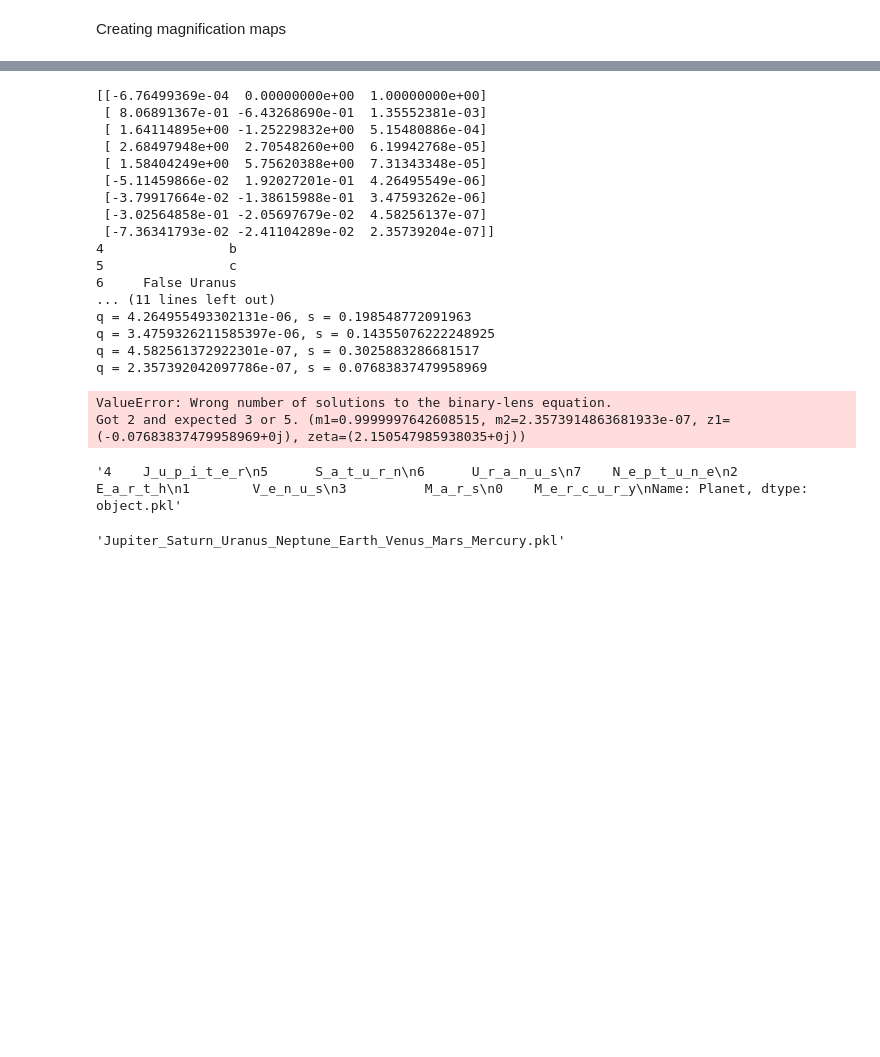
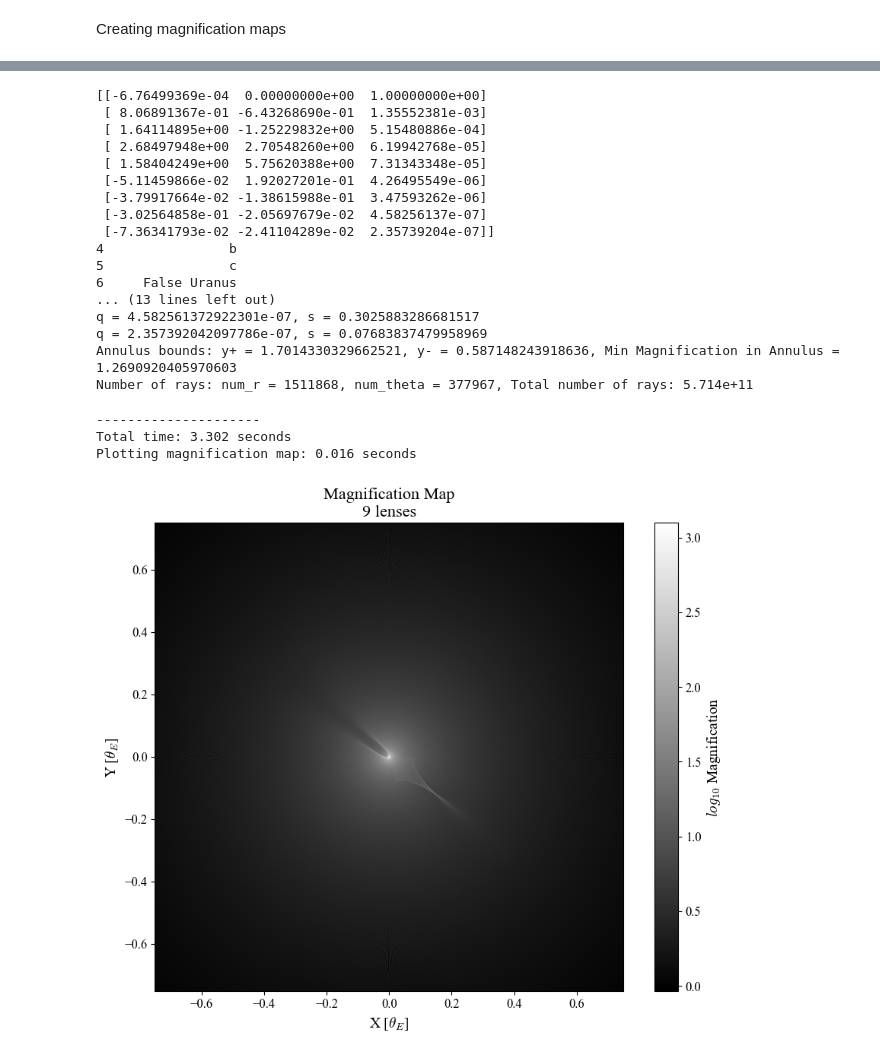
Before and after one commit to saividyud/NBLens, a Jupyter notebook: Unity Analysis/Part 6/OGLE-2006-BLG-109LAttributeGenerator.ipynb, the cells around one changed output, grey strips where cells are left out. Saved outputs shown, nothing was run; the diff lists cells and outputs as text; code cells hidden in the pictures; blank space fills up the shorter version.

```diff
--- a/Unity Analysis/Part 6/OGLE-2006-BLG-109LAttributeGenerator.ipynb
+++ b/Unity Analysis/Part 6/OGLE-2006-BLG-109LAttributeGenerator.ipynb
@@ -322,7 +325,7 @@ current_planets = planet_attributes['Planet'].iloc[0:i+1]
 print(current_planets)
 
 pixels, ang_width, (qs, ss), cusp_points, (max_source_radius, min_source_radius) = IRSF.IRSFunctions._ang_width_calculator(current_lens_att, final_multiplier=1, pixels_in_small_source=20, cm_offset='auto')
-ang_width = 3
+ang_width = 1.5
 print(f'Pixels = {pixels}, Angular Width = {ang_width}, Max Source Radius = {max_source_radius}, Min Source Radius = {min_source_radius}')
 
 (y_plus, y_minus), min_mag = IRSF.IRSFunctions._annulus_bounds_calculator(ang_width, qs, ss)
@@ -335,50 +338,37 @@ lens_parameters = {
     'pixels': 1000,
     'ang_width': ang_width,
     'thickness': y_plus - y_minus,
     'y_plus': y_plus,
     'y_minus': y_minus,
     'lens_att': current_lens_att.tolist(),
     'num_theta': 5000,
     'num_r': 20000
 }
 
 sim_current_lens = IRSC.IRSCaustics(annulus_param_dict=lens_parameters)
 magnifications_current_lens = sim_current_lens.series_calculate(cm_offset='auto')
 sim_current_lens.plot()
 
 plt.show()
 # %% [output]
 [[-6.76499369e-04  0.00000000e+00  1.00000000e+00]
  [ 8.06891367e-01 -6.43268690e-01  1.35552381e-03]
  [ 1.64114895e+00 -1.25229832e+00  5.15480886e-04]
  [ 2.68497948e+00  2.70548260e+00  6.19942768e-05]
  [ 1.58404249e+00  5.75620388e+00  7.31343348e-05]
  [-5.11459866e-02  1.92027201e-01  4.26495549e-06]
  [-3.79917664e-02 -1.38615988e-01  3.47593262e-06]
  [-3.02564858e-01 -2.05697679e-02  4.58256137e-07]
  [-7.36341793e-02 -2.41104289e-02  2.35739204e-07]]
 4                b
 5                c
 6     False Uranus
-... (11 lines left out)
-q = 4.264955493302131e-06, s = 0.198548772091963
-q = 3.4759326211585397e-06, s = 0.14355076222248925
+... (13 lines left out)
 q = 4.582561372922301e-07, s = 0.3025883286681517
 q = 2.357392042097786e-07, s = 0.07683837479958969
+Annulus bounds: y+ = 1.7014330329662521, y- = 0.587148243918636, Min Magnification in Annulus = 1.2690920405970603
+Number of rays: num_r = 1511868, num_theta = 377967, Total number of rays: 5.714e+11
-ValueError: Wrong number of solutions to the binary-lens equation.
-Got 2 and expected 3 or 5. (m1=0.9999997642608515, m2=2.3573914863681933e-07, z1=(-0.07683837479958969+0j), zeta=(2.150547985938035+0j))
+---------------------
+Total time: 3.302 seconds
+Plotting magnification map: 0.016 seconds
+[figure, added]
-# %%
-f'{current_planets.str.join("_")}.pkl'
-# %% [output]
-'4    J_u_p_i_t_e_r\n5      S_a_t_u_r_n\n6      U_r_a_n_u_s\n7    N_e_p_t_u_n_e\n2        E_a_r_t_h\n1        V_e_n_u_s\n3          M_a_r_s\n0    M_e_r_c_u_r_y\nName: Planet, dtype: object.pkl'
-# %%
-file_name = current_planets.iloc[0]
-for i, planet in enumerate(current_planets.values):
-    if i != 0:
-        file_name += f'_{planet}'
-
-file_name += '.pkl'
-
-file_name
-# %% [output]
-'Jupiter_Saturn_Uranus_Neptune_Earth_Venus_Mars_Mercury.pkl'
```
Also changed, not shown: parts of 2 cells of this notebook, 5 other files.
